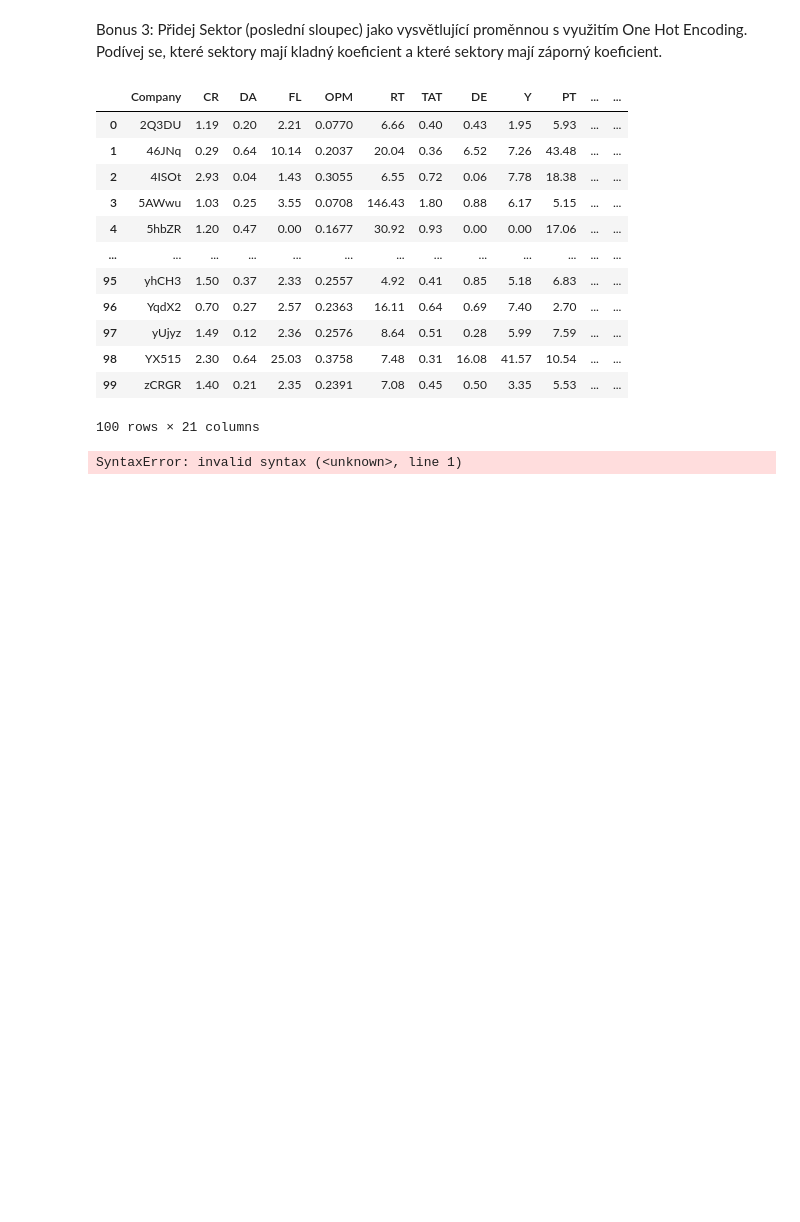
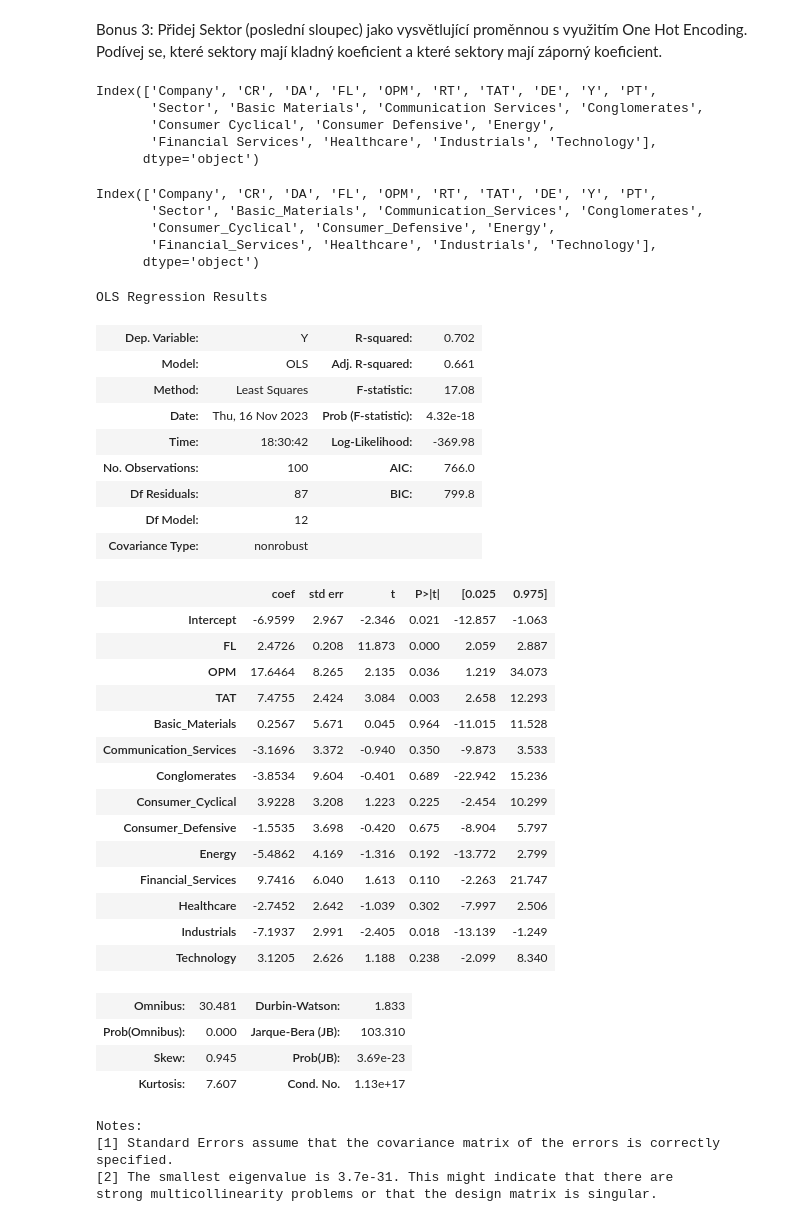
Before and after one commit to AdelaBeckova/python_data_2023, a Jupyter notebook: ukol_1.ipynb, the cells around one changed output. Cells and saved outputs as stored; diff of their text form; code cells hidden in the pictures; blank space fills up the shorter version.

```diff
--- a/ukol_1.ipynb
+++ b/ukol_1.ipynb
@@ -260,27 +259,62 @@ data_to_predict.sort_values(by=["real_predicted_diff"],ascending=False)
 # %% [markdown]
 Bonus 3: Přidej Sektor (poslední sloupec) jako vysvětlující proměnnou s využitím One Hot Encoding. Podívej se, které sektory mají kladný koeficient a které sektory mají záporný koeficient.
 # %%
+data = pd.read_csv("df.csv")
 sector = pd.get_dummies(data["Sector"])
 data = pd.merge(data, sector, left_index=True, right_index=True)
-data
-# %% [output]
-|  | Company | CR | DA | FL | OPM | RT | TAT | DE | Y | PT | ... | ... |
-| 0 | 2Q3DU | 1.19 | 0.20 | 2.21 | 0.0770 | 6.66 | 0.40 | 0.43 | 1.95 | 5.93 | ... | ... |
-| 1 | 46JNq | 0.29 | 0.64 | 10.14 | 0.2037 | 20.04 | 0.36 | 6.52 | 7.26 | 43.48 | ... | ... |
-| 2 | 4ISOt | 2.93 | 0.04 | 1.43 | 0.3055 | 6.55 | 0.72 | 0.06 | 7.78 | 18.38 | ... | ... |
-| 3 | 5AWwu | 1.03 | 0.25 | 3.55 | 0.0708 | 146.43 | 1.80 | 0.88 | 6.17 | 5.15 | ... | ... |
-| 4 | 5hbZR | 1.20 | 0.47 | 0.00 | 0.1677 | 30.92 | 0.93 | 0.00 | 0.00 | 17.06 | ... | ... |
-| ... | ... | ... | ... | ... | ... | ... | ... | ... | ... | ... | ... | ... |
-| 95 | yhCH3 | 1.50 | 0.37 | 2.33 | 0.2557 | 4.92 | 0.41 | 0.85 | 5.18 | 6.83 | ... | ... |
-| 96 | YqdX2 | 0.70 | 0.27 | 2.57 | 0.2363 | 16.11 | 0.64 | 0.69 | 7.40 | 2.70 | ... | ... |
-| 97 | yUjyz | 1.49 | 0.12 | 2.36 | 0.2576 | 8.64 | 0.51 | 0.28 | 5.99 | 7.59 | ... | ... |
-| 98 | YX515 | 2.30 | 0.64 | 25.03 | 0.3758 | 7.48 | 0.31 | 16.08 | 41.57 | 10.54 | ... | ... |
-| 99 | zCRGR | 1.40 | 0.21 | 2.35 | 0.2391 | 7.08 | 0.45 | 0.50 | 3.35 | 5.53 | ... | ... |
-100 rows × 21 columns
+# %%
+data.columns #zde zjišťuji, že mi regresní rovnice nevezme názvy proměnných s mezerou, takže je upravuji, aby místo mezery bylo podtržítko
+# %% [output]
+Index(['Company', 'CR', 'DA', 'FL', 'OPM', 'RT', 'TAT', 'DE', 'Y', 'PT',
+       'Sector', 'Basic Materials', 'Communication Services', 'Conglomerates',
+       'Consumer Cyclical', 'Consumer Defensive', 'Energy',
+       'Financial Services', 'Healthcare', 'Industrials', 'Technology'],
+      dtype='object')
+# %%
+data.columns = [c.replace(' ', '_') for c in data.columns]
+data.columns
+# %% [output]
+Index(['Company', 'CR', 'DA', 'FL', 'OPM', 'RT', 'TAT', 'DE', 'Y', 'PT',
+       'Sector', 'Basic_Materials', 'Communication_Services', 'Conglomerates',
+       'Consumer_Cyclical', 'Consumer_Defensive', 'Energy',
+       'Financial_Services', 'Healthcare', 'Industrials', 'Technology'],
+      dtype='object')
 # %%
-formula = "Y ~ FL + OPM + TAT + Basic Materials + Communication Services + Conglomerates + Consumer Cyclical + Consumer Defensive + Energy + Financial Services + Healthcare + Industrials + Technology"
+formula = "Y ~ FL + OPM + TAT + Basic_Materials + Communication_Services + Conglomerates + Consumer_Cyclical + Consumer_Defensive + Energy + Financial_Services + Healthcare + Industrials + Technology"
 mod = smf.ols(formula=formula, data=data)
 res = mod.fit()
 res.summary()
 # %% [output]
-SyntaxError: invalid syntax (<unknown>, line 1)
+OLS Regression Results
+| Dep. Variable: | Y | R-squared: | 0.702 |
+| Model: | OLS | Adj. R-squared: | 0.661 |
+| Method: | Least Squares | F-statistic: | 17.08 |
+| Date: | Thu, 16 Nov 2023 | Prob (F-statistic): | 4.32e-18 |
+| Time: | 18:30:42 | Log-Likelihood: | -369.98 |
+| No. Observations: | 100 | AIC: | 766.0 |
+| Df Residuals: | 87 | BIC: | 799.8 |
+| Df Model: | 12 |  |  |
+| Covariance Type: | nonrobust |  |  |
+|  | coef | std err | t | P>|t| | [0.025 | 0.975] |
+| Intercept | -6.9599 | 2.967 | -2.346 | 0.021 | -12.857 | -1.063 |
+| FL | 2.4726 | 0.208 | 11.873 | 0.000 | 2.059 | 2.887 |
+| OPM | 17.6464 | 8.265 | 2.135 | 0.036 | 1.219 | 34.073 |
+| TAT | 7.4755 | 2.424 | 3.084 | 0.003 | 2.658 | 12.293 |
+| Basic_Materials | 0.2567 | 5.671 | 0.045 | 0.964 | -11.015 | 11.528 |
+| Communication_Services | -3.1696 | 3.372 | -0.940 | 0.350 | -9.873 | 3.533 |
+| Conglomerates | -3.8534 | 9.604 | -0.401 | 0.689 | -22.942 | 15.236 |
+| Consumer_Cyclical | 3.9228 | 3.208 | 1.223 | 0.225 | -2.454 | 10.299 |
+| Consumer_Defensive | -1.5535 | 3.698 | -0.420 | 0.675 | -8.904 | 5.797 |
+| Energy | -5.4862 | 4.169 | -1.316 | 0.192 | -13.772 | 2.799 |
+| Financial_Services | 9.7416 | 6.040 | 1.613 | 0.110 | -2.263 | 21.747 |
+| Healthcare | -2.7452 | 2.642 | -1.039 | 0.302 | -7.997 | 2.506 |
+| Industrials | -7.1937 | 2.991 | -2.405 | 0.018 | -13.139 | -1.249 |
+| Technology | 3.1205 | 2.626 | 1.188 | 0.238 | -2.099 | 8.340 |
+| Omnibus: | 30.481 | Durbin-Watson: | 1.833 |
+| Prob(Omnibus): | 0.000 | Jarque-Bera (JB): | 103.310 |
+| Skew: | 0.945 | Prob(JB): | 3.69e-23 |
+| Kurtosis: | 7.607 | Cond. No. | 1.13e+17 |
+Notes:
+[1] Standard Errors assume that the covariance matrix of the errors is correctly specified.
+[2] The smallest eigenvalue is 3.7e-31. This might indicate that there are
+strong multicollinearity problems or that the design matrix is singular.
```
Also changed, not shown: parts of 9 cells of this notebook.
